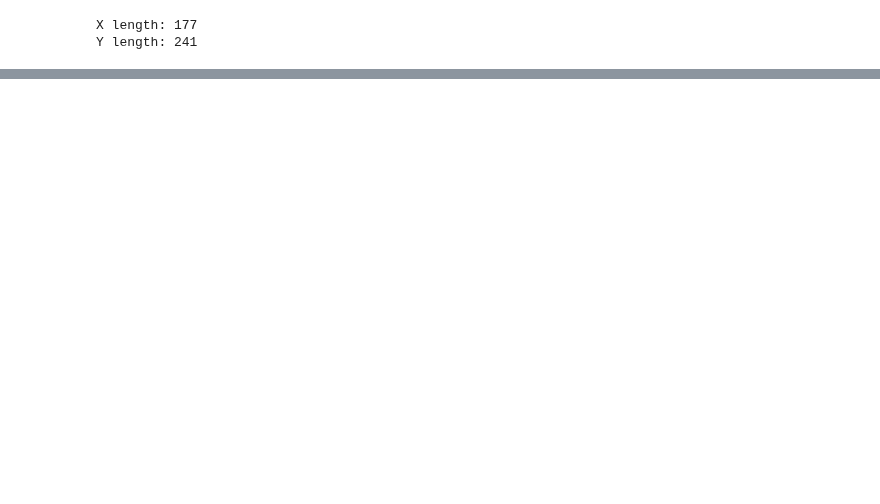
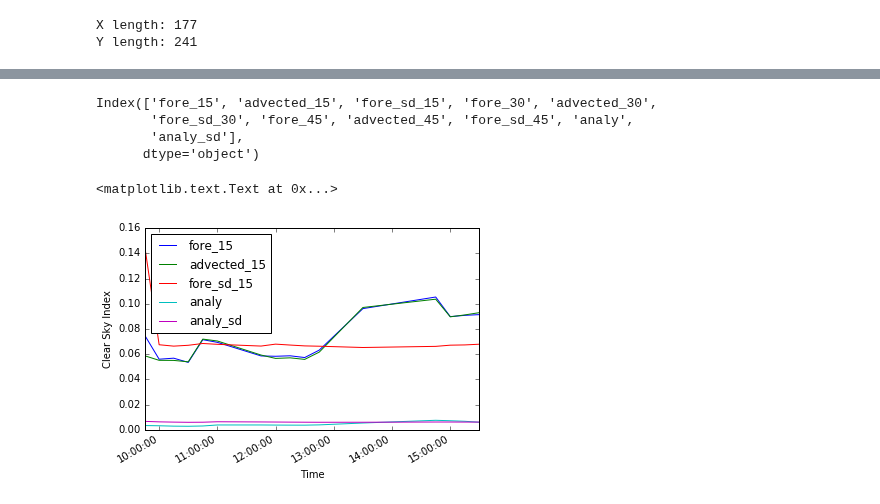
Before and after one commit to travisMharty/letkf_forecasting, a Jupyter notebook: run_file.ipynb, the cells around one changed output, grey strips where cells are left out. Saved outputs shown, nothing was run; the diff lists cells and outputs as text; code cells hidden in the pictures; blank space fills up the shorter version.

```diff
--- a/run_file.ipynb
+++ b/run_file.ipynb
@@ -324,7 +234,7 @@ approx_var = np.load('./data/rf_approx_var.npy').item()
 # background, background_error, background_sd = returned[3:6]
 # advected, used_sat, error_stats = returned[6:9]
 # %%
-%%timeit -n1 -r1
+#%%timeit -n1 -r1
 ## Assimilation only of sat to sat
 
 ## Try to use a seperate sigma for wind assimilation
@@ -332,31 +242,36 @@ importlib.reload(lf)
 dx = 250 #in km
 dy = 250 #in km
 C_max = 0.7
-assimilation_grid_size = 1 #was 5
+assimilation_grid_size = 5 #was 1
 localization_letkf = 5
 sat_inflation = 1.5
 wind_inflation = 4
-wind_sat_sig = 2.5
+wind_sat_sig = 1
 
 goes15_azimuth = 220.5
 goes15_elevation = 44.1
 
 sat_sig = 0.05 #0.01 <- sd<rmse
-ens_size = 40
+ens_size = 38 #was 40
 wind_sigma = (1.8, 1.8) #(1.5, 1.5)
 wind_size = 2
 CI_sigma = .2
 
-pert_sigma = 0.09/3 # 0.10/3
+pert_sigma = 0.12/3 # 0.10/3
 pert_mean = 0 # -0.02/3 # 0, 0.05, 0.01
 edge_weight = 1
 
 # works: const - 3 (2, 2) .2, 0.01, loc: 1
-start_time = '2014-04-15 12:30:00' #11:00:00 is not a bad start
-end_time = '2014-04-15 13:30:00' #Gets boring shortly after 14:00:00
+start_time = None
+end_time = None
+# start_time = '2014-04-18 12:30:00' #11:00:00 is not a bad start
+# end_time = '2014-04-18 13:30:00' #Gets boring shortly after 14:00:00
 
-U_corrected = U_const # - 3
-V_corrected = V_const
+# U_corrected = U_const # - 3
+# V_corrected = V_const
+
+U_corrected = U_crop
+V_corrected = V_crop
 
 returned = lf.main_only_sat(
     sat=csi_crop, x=x_crop, y=y_crop, domain_shape=crop_shape,
@@ -373,11 +288,7 @@ returned = lf.main_only_sat(
     pert_sigma=pert_sigma, pert_mean=pert_mean,
     rf_eig=e, rf_vectors=v, rf_approx_var=approx_var,
     edge_weight=edge_weight)
-analysis, analysis_error, analysis_sd = returned[0:3]
-background, background_error, background_sd = returned[3:6]
-advected, advected_error = returned[6:8]
-used_sat, error_stats = returned[8:10]
-background_ni, background_error_ni, background_sd_ni = returned[10:13]
-advected_ni, advected_error_ni = returned[13:15]
-used_sat_ni, error_stats_ni = returned[15:17]
+ensemble_15, ensemble_30, ensemble_45 = returned[0:3]
+ensemble_analy, ens_shape = returned[3:5]
+advected_15, advected_30, advected_45 = returned[5:8]
 # %% [output]
@@ -400,0 +429,19 @@ advection_number_ni: 5
+# %%
+error_stats.columns
+# %% [output]
+Index(['fore_15', 'advected_15', 'fore_sd_15', 'fore_30', 'advected_30',
+       'fore_sd_30', 'fore_45', 'advected_45', 'fore_sd_45', 'analy',
+       'analy_sd'],
+      dtype='object')
+# %%
+to_plot = ['fore_15', 'advected_15', 'fore_sd_15', 'analy', 'analy_sd']
+# to_plot = ['sat', 'oi']
+error_stats[to_plot].iloc[slice(1, None)].dropna().plot()
+# plt.ylim([0, 0.15])
+# plt.legend(loc='upper right')
+plt.xlabel('Time')
+plt.ylabel('Clear Sky Index')
+plt.title('Forecast Horizon of 15 minutes')
+# %% [output]
+<matplotlib.text.Text at 0x...>
+[figure, added]
```
Also changed, not shown: parts of 48 cells of this notebook.
